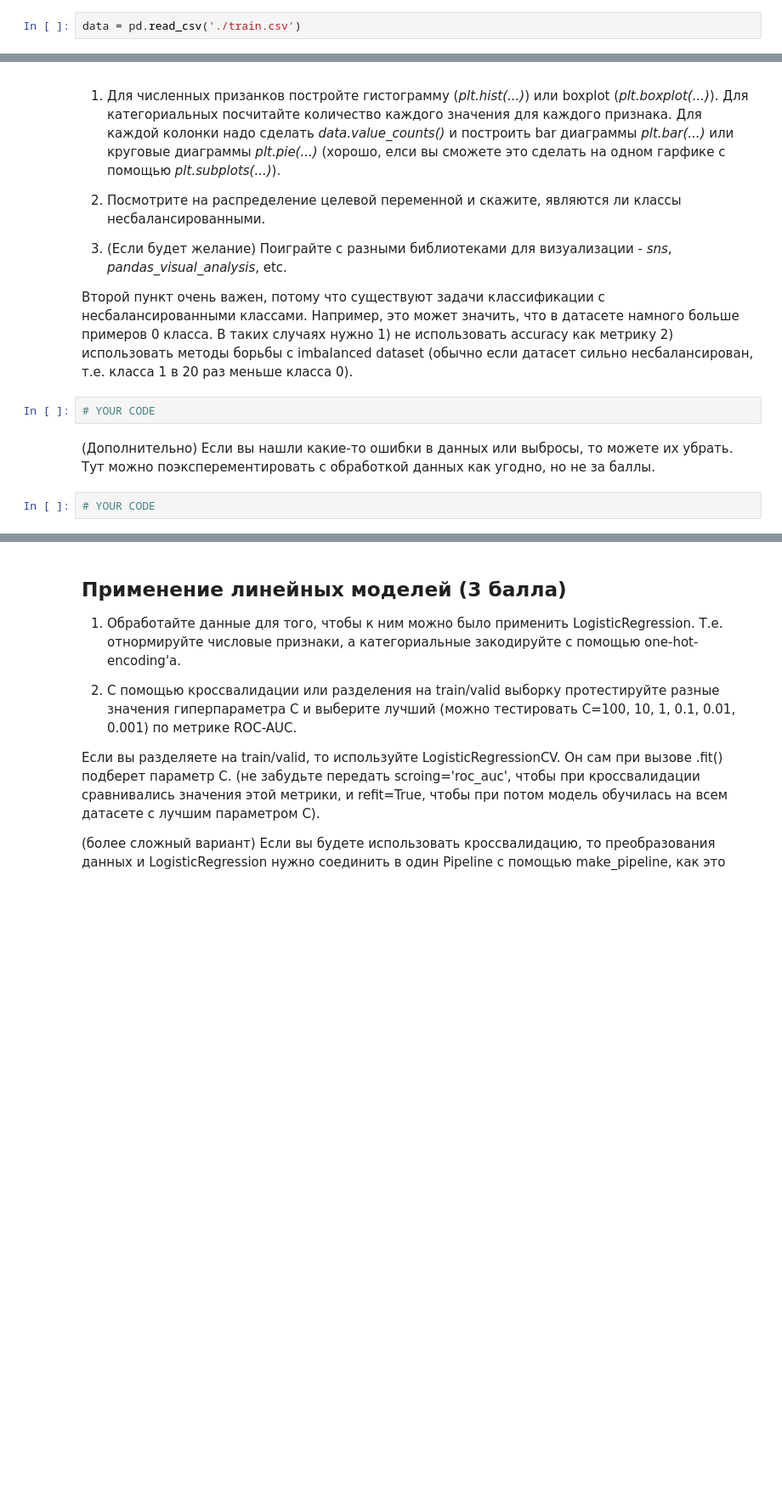
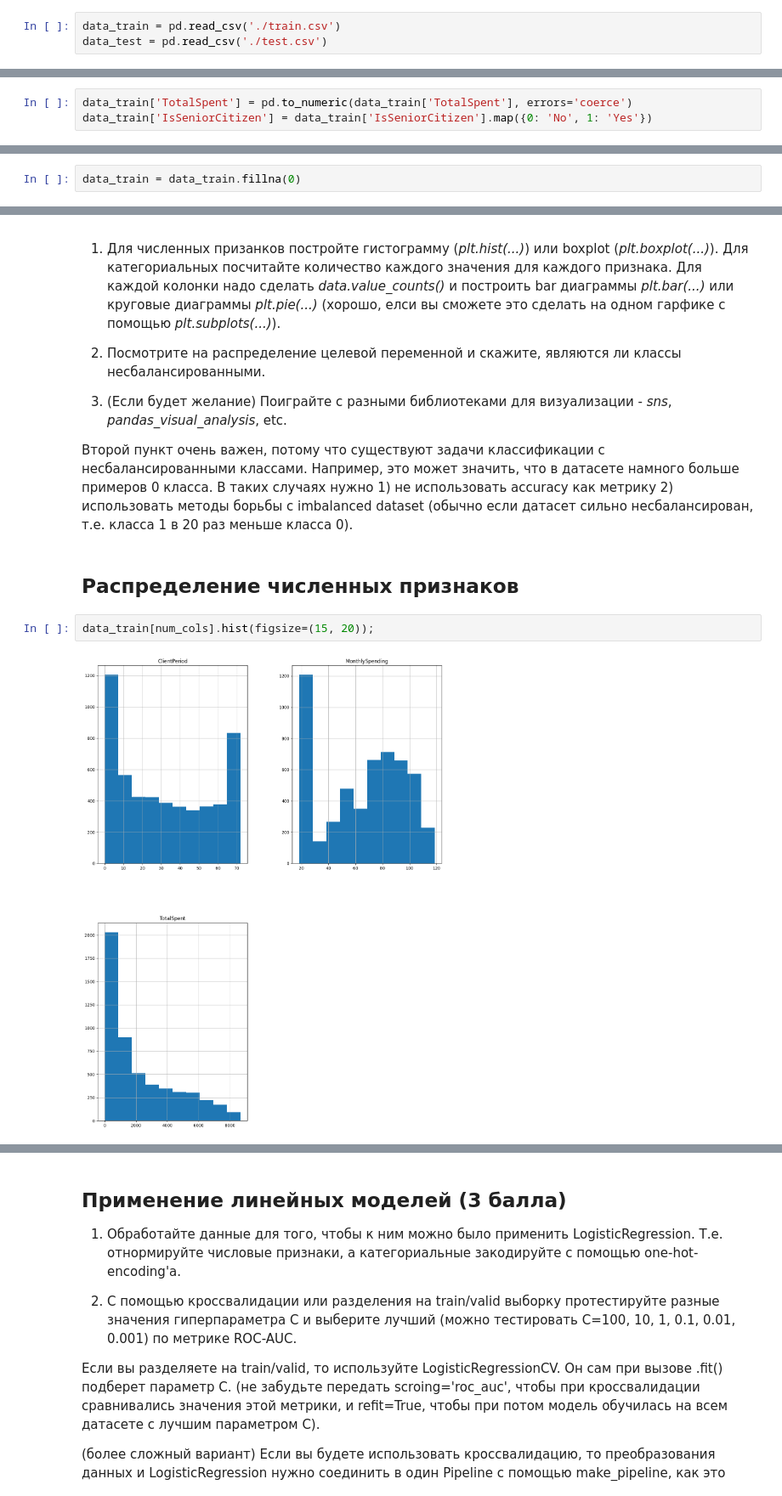
Before and after one commit to victorpichugov/DLS_Course_2023, a Jupyter notebook: hw_kaggle.ipynb, the cells around one changed output, grey strips where cells are left out. Shown at 85% size. Drawn from its saved outputs; the diff is of its cells as text; blank space fills up the shorter version.

```diff
--- a/hw_kaggle.ipynb
+++ b/hw_kaggle.ipynb
@@ -103,2 +118,3 @@ from matplotlib import pyplot as plt
 # %%
-data = pd.read_csv('./train.csv')
+data_train = pd.read_csv('./train.csv')
+data_test = pd.read_csv('./test.csv')
@@ -138,0 +196,3 @@ target_col = 'Churn'
+# %%
+data_train['TotalSpent'] = pd.to_numeric(data_train['TotalSpent'], errors='coerce')
+data_train['IsSeniorCitizen'] = data_train['IsSeniorCitizen'].map({0: 'No', 1: 'Yes'})
@@ -138,0 +238,2 @@ target_col = 'Churn'
+# %%
+data_train = data_train.fillna(0)
@@ -146,9 +295,9 @@ target_col = 'Churn'
 3) (Если будет желание) Поиграйте с разными библиотеками для визуализации - *sns*, *pandas_visual_analysis*, etc.
 
 Второй пункт очень важен, потому что существуют задачи классификации с несбалансированными классами. Например, это может значить, что в датасете намного больше примеров 0 класса. В таких случаях нужно 1) не использовать accuracy как метрику 2) использовать методы борьбы с imbalanced dataset (обычно если датасет сильно несбалансирован, т.е. класса 1 в 20 раз меньше класса 0).
-# %%
-# YOUR CODE
-# %% [markdown]
-(Дополнительно) Если вы нашли какие-то ошибки в данных или выбросы, то можете их убрать. Тут можно поэксперементировать с обработкой данных как угодно, но не за баллы.
-# %%
-# YOUR CODE
+# %% [markdown]
+## Распределение численных признаков
+# %%
+data_train[num_cols].hist(figsize=(15, 20));
+# %% [output]
+[figure, added]
```
Also changed, not shown: parts of 45 cells of this notebook, 5 other files.
